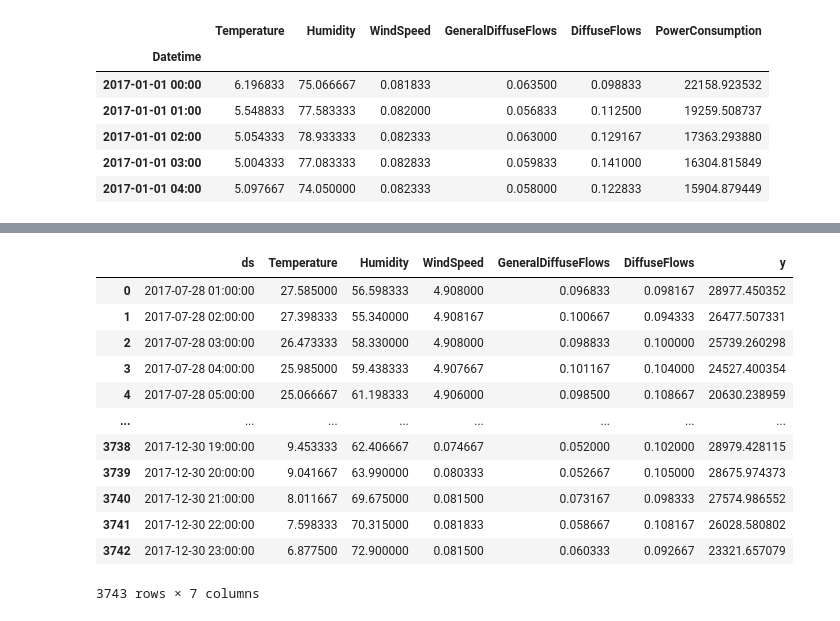
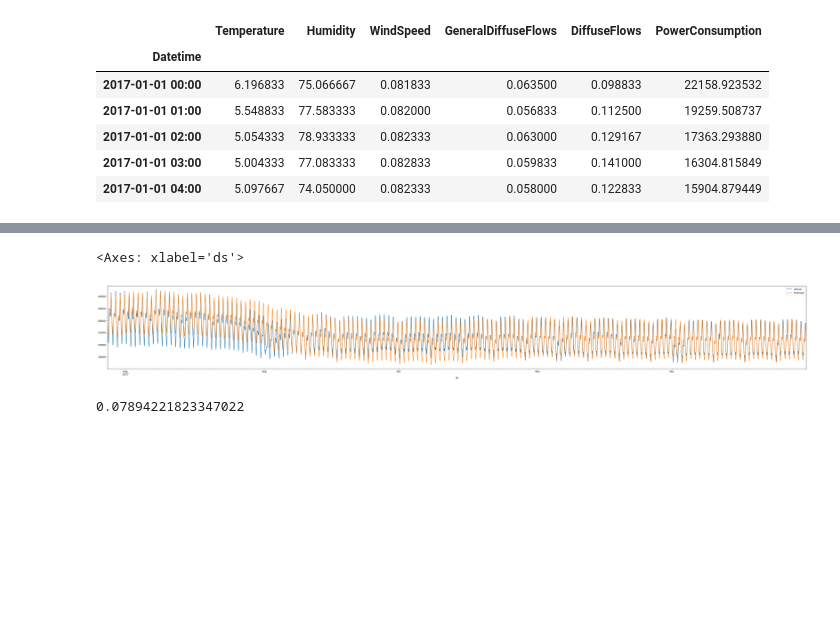
Before and after one commit to spirnia/power-consumption, a Jupyter notebook: notebooks/prophet.ipynb, the cells around one changed output, grey strips where cells are left out. Drawn from its saved outputs; the diff is of its cells as text; code cells hidden in the pictures; blank space fills up the shorter version.

Commit message:
prophet forecast

```diff
--- a/notebooks/prophet.ipynb
+++ b/notebooks/prophet.ipynb
@@ -58,2 +28,5 @@ test_df
 # %%
 import prophet
+# %%
+triggered_times=df.loc[(df['ds']>='2017-07-28 00:00') & (df['ds'].dt.hour==0),'ds'].dt.strftime('%Y-%m-%d 00:00:00')
+triggered_times
@@ -60,9 +46,18 @@ import prophet
 # %%
-model=prophet.Prophet(daily_seasonality=True, weekly_seasonality=True)
-model.add_regressor('Temperature')
-model.add_regressor('Humidity')
-model.add_regressor('WindSpeed')
-model.add_regressor('GeneralDiffuseFlows')
-model.add_regressor('DiffuseFlows')
-model.fit(train_df)
+pred_df=pd.DataFrame(columns=['forecast'])
+for date_time in triggered_times:
+    temp_train_df=df[df['ds']<=date_time]
+    temp_test_df=df[df['ds']>date_time].head(24)
+
+    model=prophet.Prophet(daily_seasonality=True, weekly_seasonality=True)
+    model.add_regressor('Temperature')
+    model.add_regressor('Humidity')
+    model.add_regressor('WindSpeed')
+    model.add_regressor('GeneralDiffuseFlows')
+    model.add_regressor('DiffuseFlows')
+    model.fit(temp_train_df)
+    temp_test_df.drop('y',axis=1)
+    pred=model.predict(temp_test_df)
+    pred_df=pd.concat([pred_df,pred])
+    print(date_time)
 # %% [output]
@@ -89,16 +83,16 @@ pred['yhat'].plot()
-# %%
-test_df
-# %% [output]
-|  | ds | Temperature | Humidity | WindSpeed | GeneralDiffuseFlows | DiffuseFlows | y |
-| 0 | 2017-07-28 01:00:00 | 27.585000 | 56.598333 | 4.908000 | 0.096833 | 0.098167 | 28977.450352 |
-| 1 | 2017-07-28 02:00:00 | 27.398333 | 55.340000 | 4.908167 | 0.100667 | 0.094333 | 26477.507331 |
-| 2 | 2017-07-28 03:00:00 | 26.473333 | 58.330000 | 4.908000 | 0.098833 | 0.100000 | 25739.260298 |
-| 3 | 2017-07-28 04:00:00 | 25.985000 | 59.438333 | 4.907667 | 0.101167 | 0.104000 | 24527.400354 |
-| 4 | 2017-07-28 05:00:00 | 25.066667 | 61.198333 | 4.906000 | 0.098500 | 0.108667 | 20630.238959 |
-| ... | ... | ... | ... | ... | ... | ... | ... |
-| 3738 | 2017-12-30 19:00:00 | 9.453333 | 62.406667 | 0.074667 | 0.052000 | 0.102000 | 28979.428115 |
-| 3739 | 2017-12-30 20:00:00 | 9.041667 | 63.990000 | 0.080333 | 0.052667 | 0.105000 | 28675.974373 |
-| 3740 | 2017-12-30 21:00:00 | 8.011667 | 69.675000 | 0.081500 | 0.073167 | 0.098333 | 27574.986552 |
-| 3741 | 2017-12-30 22:00:00 | 7.598333 | 70.315000 | 0.081833 | 0.058667 | 0.108167 | 26028.580802 |
-| 3742 | 2017-12-30 23:00:00 | 6.877500 | 72.900000 | 0.081500 | 0.060333 | 0.092667 | 23321.657079 |
-3743 rows × 7 columns
+# %%
+pred_df2=pred_df[['ds','yhat']]
+pred_df2=pred_df2.merge(df[['ds','y']],on='ds')
+pred_df2=pred_df2[['ds','y','yhat']]
+pred_df2.index=pred_df2['ds']
+pred_df2.drop('ds',axis=1,inplace=True)
+pred_df2.columns=['actual','forecast']
+pred_df2.plot(figsize=(50,6))
+# %% [output]
+<Axes: xlabel='ds'>
+[figure, added]
+# %%
+from sklearn.metrics import mean_absolute_percentage_error
+mean_absolute_percentage_error(pred_df2['actual'],pred_df2['forecast'])
+# %% [output]
+0.07894221823347022
```
Also changed, not shown: parts of 8 cells of this notebook.
